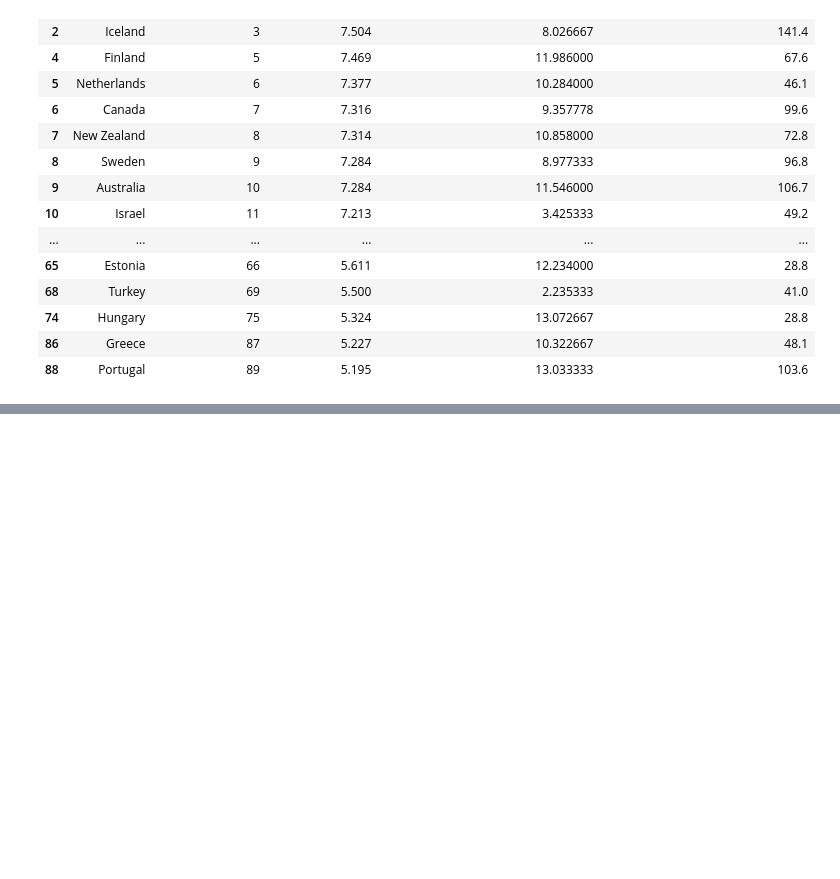
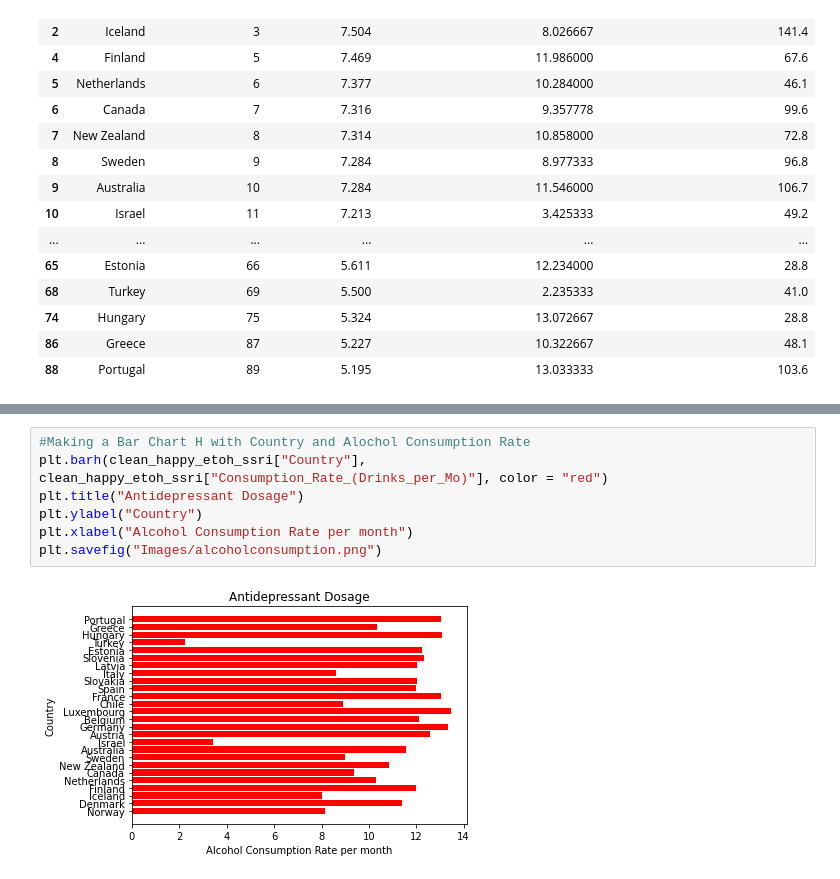
Before and after one commit to DanZanoria/ETL-Project, a Jupyter notebook: Working-File-Jupyter-Notebook-ETL.ipynb, the cells around one changed output, grey strips where cells are left out. Saved outputs shown, nothing was run; the diff lists cells and outputs as text; blank space fills up the shorter version.

```diff
--- a/Working-File-Jupyter-Notebook-ETL.ipynb
+++ b/Working-File-Jupyter-Notebook-ETL.ipynb
@@ -258,0 +262,9 @@ Text(0.5, 0, 'Happiness Score')
+# %%
+#Making a Bar Chart H with Country and Alochol Consumption Rate
+plt.barh(clean_happy_etoh_ssri["Country"], clean_happy_etoh_ssri["Consumption_Rate_(Drinks_per_Mo)"], color = "red")
+plt.title("Antidepressant Dosage")
+plt.ylabel("Country")
+plt.xlabel("Alcohol Consumption Rate per month")
+plt.savefig("Images/alcoholconsumption.png")
+# %% [output]
+[figure, added]
```
Also changed, not shown: parts of 3 cells of this notebook, 3 other files.
